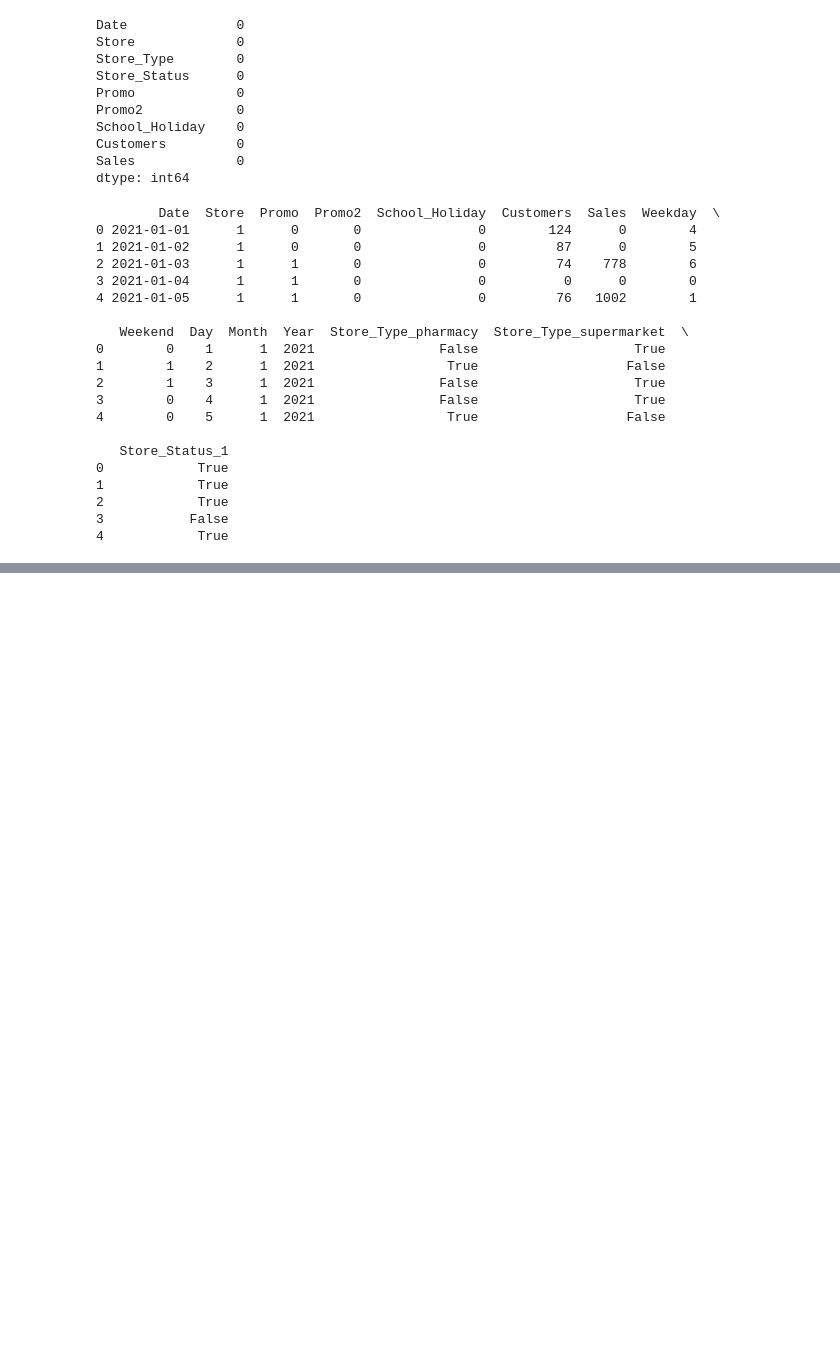
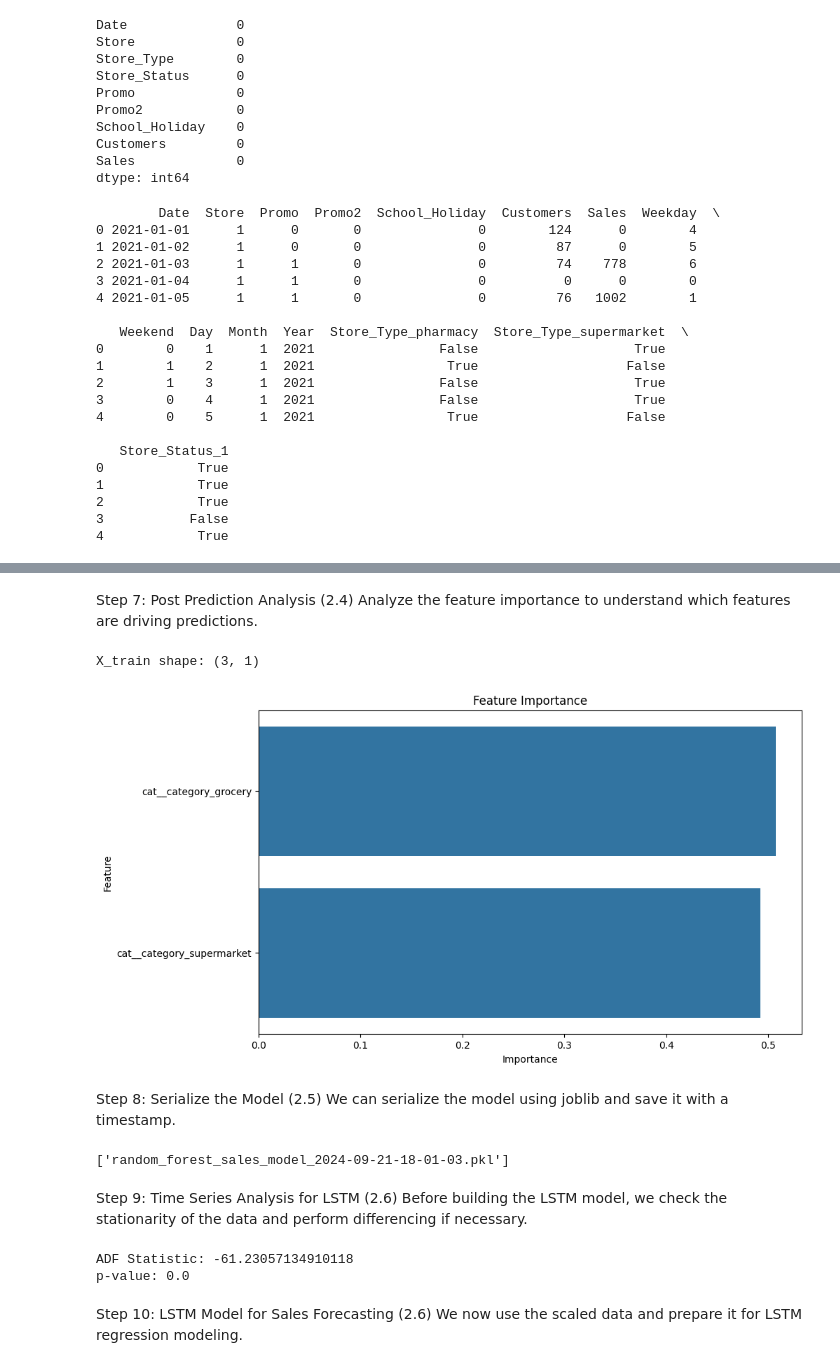
Before and after one commit to yidnekakchew/customer-traffic-analysis-rossmann, a Jupyter notebook: notebooks/Task_2_sales_forecasting.ipynb, the cells around one changed output, grey strips where cells are left out. Saved outputs shown, nothing was run; the diff lists cells and outputs as text; code cells hidden in the pictures; blank space fills up the shorter version.

```diff
--- a/notebooks/Task_2_sales_forecasting.ipynb
+++ b/notebooks/Task_2_sales_forecasting.ipynb
@@ -90,0 +336,64 @@ print(sales_data.head())
+# %% [markdown]
+Step 7: Post Prediction Analysis (2.4)
+Analyze the feature importance to understand which features are driving predictions.
+# %%
+# Fit the pipeline to the training data first
+rf_pipeline.fit(X_train, y_train)
+
+# Check the shape of X_train to understand the number of features
+print(f"X_train shape: {X_train.shape}")
+
+# Extract feature importance from the model
+importance = rf_pipeline.named_steps['model'].feature_importances_
+
+# Extract the feature names after any preprocessing steps
+# This assumes you might be using one-hot encoding or similar
+features = rf_pipeline.named_steps['preprocessor'].get_feature_names_out()  # Adjust as per your preprocessing step
+
+# Check lengths before creating DataFrame
+if len(features) == len(importance):
+    # Create a DataFrame for visualization
+    importance_df = pd.DataFrame({'Feature': features, 'Importance': importance})
+    importance_df = importance_df.sort_values(by='Importance', ascending=False)
+
+    # Plot feature importance
+    plt.figure(figsize=(10, 6))
+    sns.barplot(x='Importance', y='Feature', data=importance_df)
+    plt.title('Feature Importance')
+    plt.show()
+else:
+    print(f"Length mismatch: features ({len(features)}) and importance ({len(importance)})")
+# %% [output]
+X_train shape: (3, 1)
+[figure, added]
+# %% [markdown]
+Step 8: Serialize the Model (2.5)
+We can serialize the model using joblib and save it with a timestamp.
+# %%
+# Save the model
+timestamp = datetime.datetime.now().strftime('%Y-%m-%d-%H-%M-%S')
+joblib.dump(rf_pipeline, f'random_forest_sales_model_{timestamp}.pkl')
+# %% [output]
+['random_forest_sales_model_2024-09-21-18-01-03.pkl']
+# %% [markdown]
+Step 9: Time Series Analysis for LSTM (2.6)
+Before building the LSTM model, we check the stationarity of the data and perform differencing if necessary.
+# %%
+from statsmodels.tsa.stattools import adfuller
+
+# Check stationarity of the sales data
+result = adfuller(df['Sales'])
+print(f"ADF Statistic: {result[0]}")
+print(f"p-value: {result[1]}")
+
+# If the p-value is > 0.05, differencing is needed
+if result[1] > 0.05:
+    df['Sales_diff'] = df['Sales'].diff().dropna()
+else:
+    df['Sales_diff'] = df['Sales']
+# %% [output]
+ADF Statistic: -61.23057134910118
+p-value: 0.0
+# %% [markdown]
+Step 10: LSTM Model for Sales Forecasting (2.6)
+We now use the scaled data and prepare it for LSTM regression modeling.
```
Also changed, not shown: parts of 19 cells of this notebook, 1 other file.
